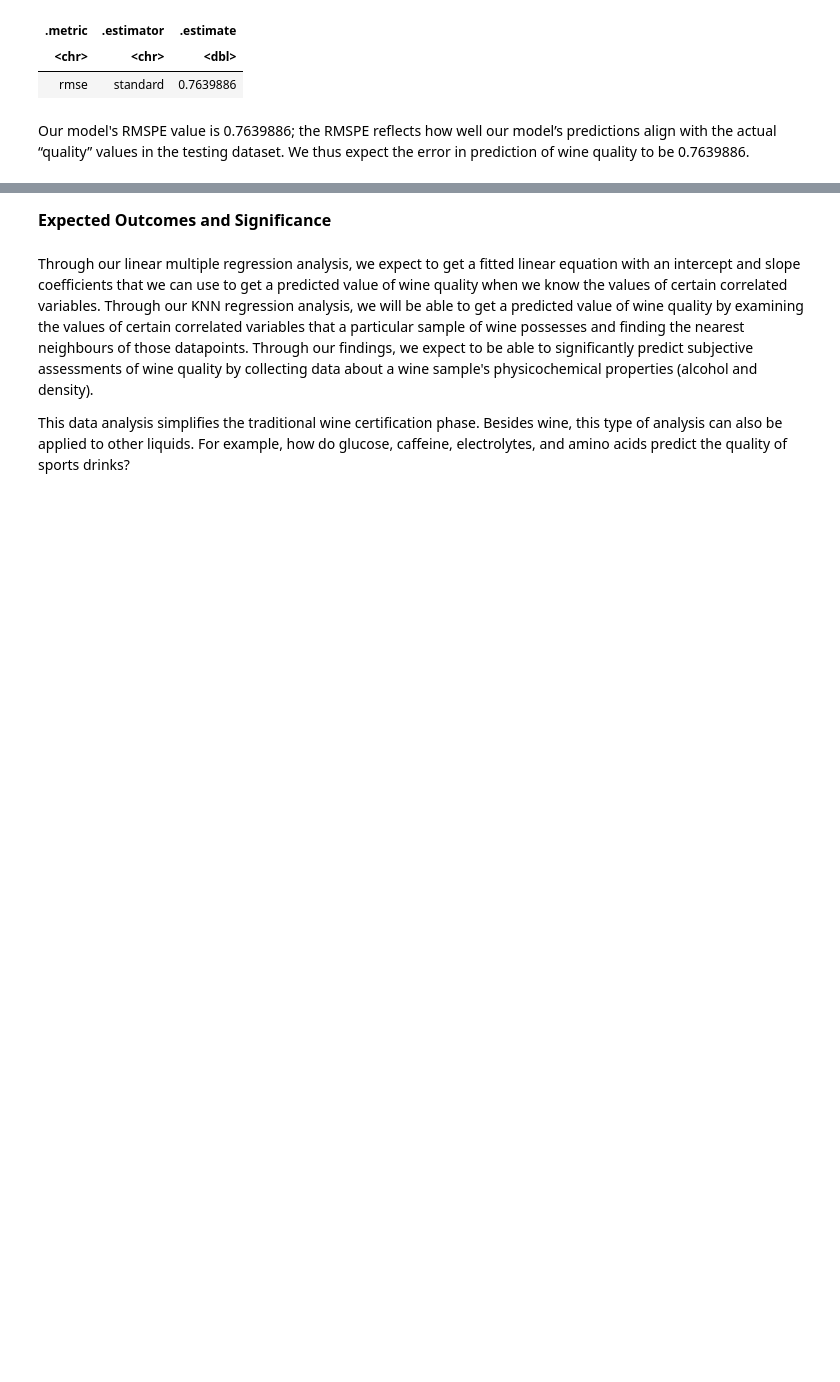
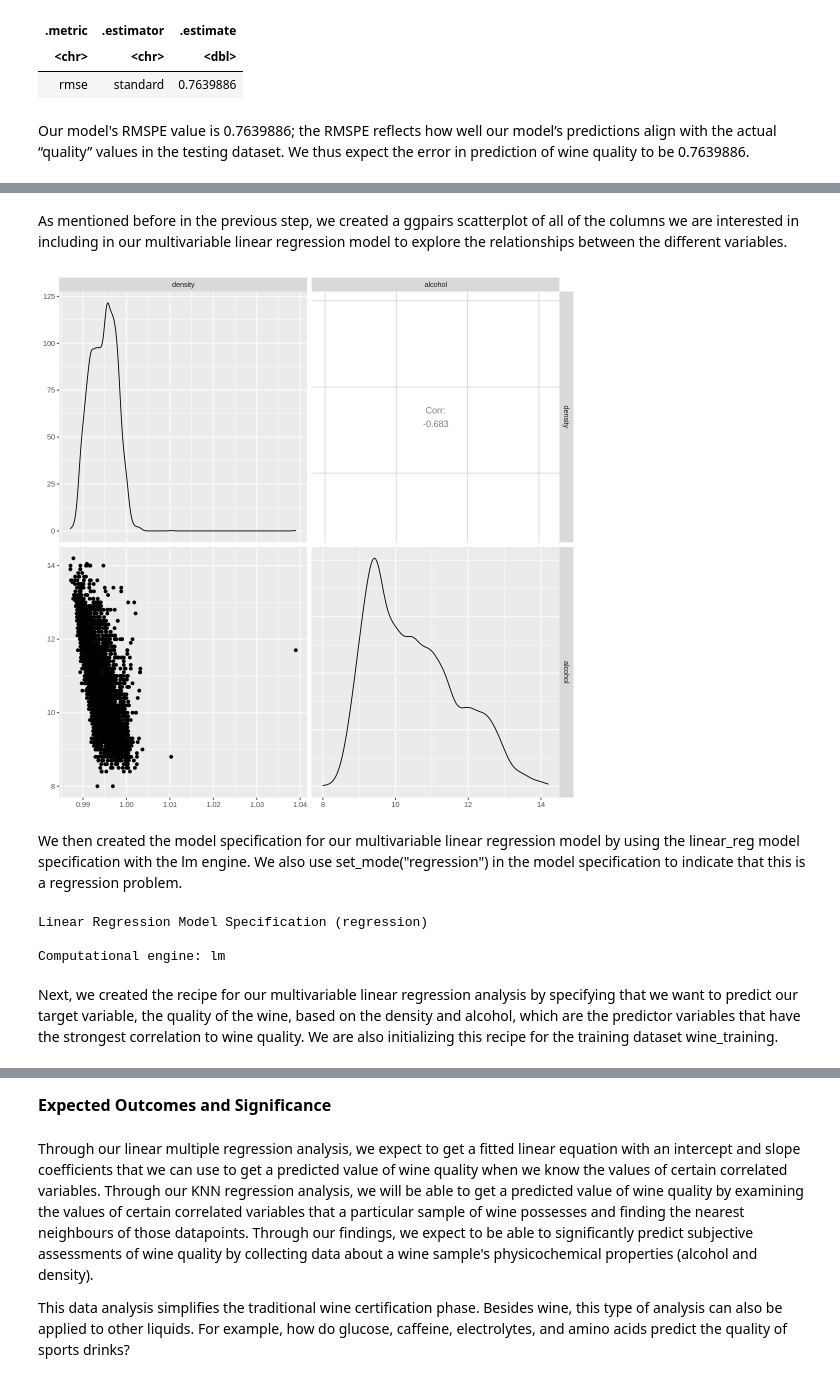
Before and after one commit to NataliaGarciaArias/dsci_group_project, a Jupyter notebook: kevin_edit_proposal.ipynb, the cells around one changed output, grey strips where cells are left out. Cells and saved outputs as stored; diff of their text form; code cells hidden in the pictures; blank space fills up the shorter version.

```diff
--- a/kevin_edit_proposal.ipynb
+++ b/kevin_edit_proposal.ipynb
@@ -491,0 +507,27 @@ Our model's RMSPE value is 0.7639886; the RMSPE reflects how well our model’s
+# %% [markdown]
+As mentioned before in the previous step, we created a ggpairs scatterplot of all of the columns we are interested in including in our multivariable linear regression model to explore the relationships between the different variables.
+# %%
+#create a ggpairs plot to understand the relationships between all of the variables
+options(repr.plot.width = 9, repr.plot.height = 9)
+ggpairs_plot <- wine_training %>%
+ggpairs(c(8, 11))
+ggpairs_plot
+# %% [output]
+[figure, added]
+# %% [markdown]
+We then created the model specification for our multivariable linear regression model by using the linear_reg model specification with the lm engine. We also use set_mode("regression") in the model specification to indicate that this is a regression problem.
+# %%
+#set seed
+set.seed(1242)
+
+#create the model specification for linear regression
+mlm_spec <- linear_reg() %>%
+set_engine("lm") %>%
+set_mode("regression")
+mlm_spec
+# %% [output]
+Linear Regression Model Specification (regression)
+
+Computational engine: lm
+# %% [markdown]
+Next, we created the recipe for our multivariable linear regression analysis by specifying that we want to predict our target variable, the quality of the wine, based on the density and alcohol, which are the predictor variables that have the strongest correlation to wine quality. We are also initializing this recipe for the training dataset wine_training.
```
Also changed, not shown: parts of 11 cells of this notebook.
